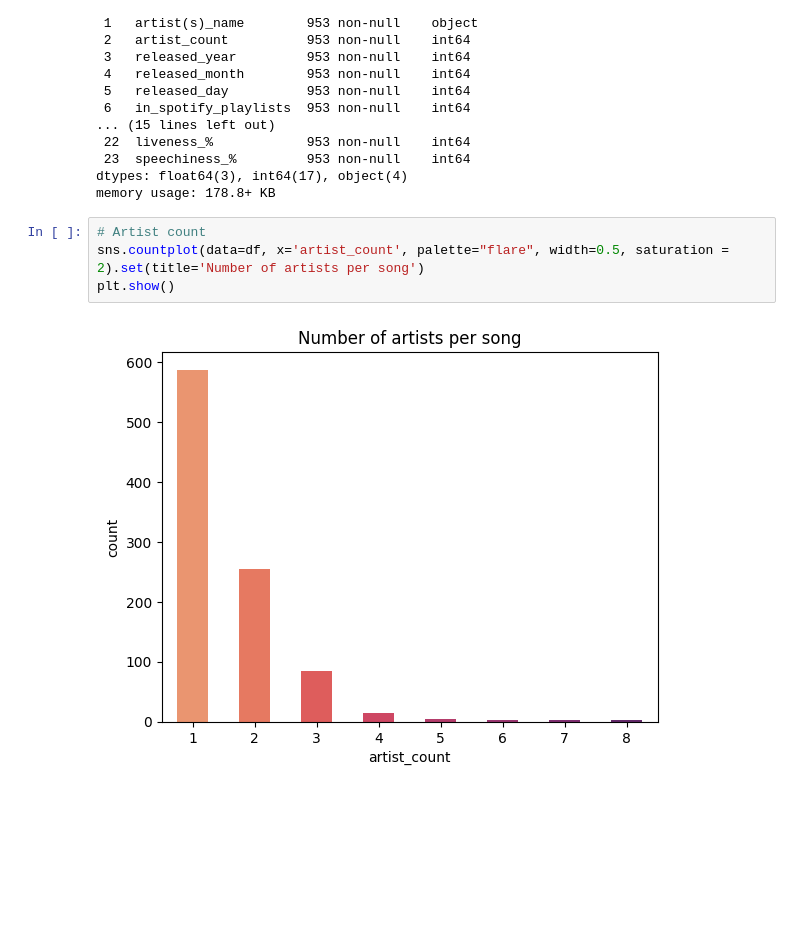
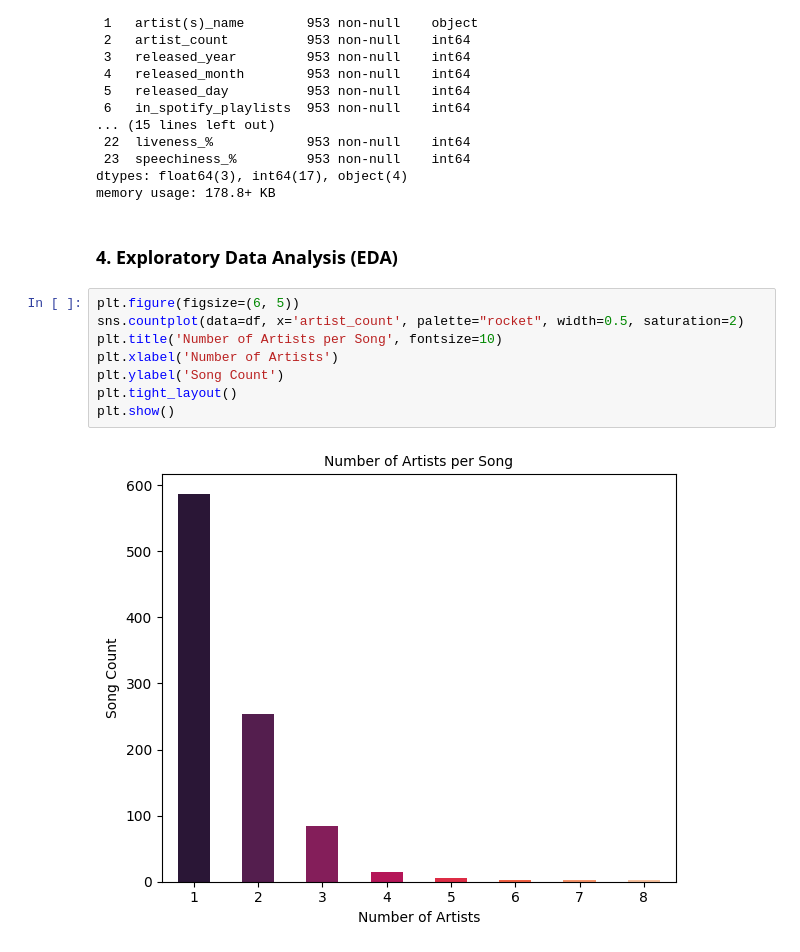
Before and after one commit to janaStani/CPA-MSSS, a Jupyter notebook: cross-platform-analysis.ipynb, the cells around one changed output. Drawn from its saved outputs; the diff is of its cells as text; blank space fills up the shorter version.

```diff
--- a/cross-platform-analysis.ipynb
+++ b/cross-platform-analysis.ipynb
@@ -159,10 +160,16 @@ Data columns (total 24 columns):
  23  speechiness_%         953 non-null    int64
 dtypes: float64(3), int64(17), object(4)
 memory usage: 178.8+ KB
+# %% [markdown]
+### 4. Exploratory Data Analysis (EDA)
 # %%
-# Artist count
-sns.countplot(data=df, x='artist_count', palette="flare", width=0.5, saturation = 2).set(title='Number of artists per song')
+plt.figure(figsize=(6, 5))
+sns.countplot(data=df, x='artist_count', palette="rocket", width=0.5, saturation=2)
+plt.title('Number of Artists per Song', fontsize=10)
+plt.xlabel('Number of Artists')
+plt.ylabel('Song Count')
+plt.tight_layout()
 plt.show()
 # %% [output]
-[figure, old version]
+[figure, new version]
 # %%
```
Also changed, not shown: parts of 8 cells of this notebook.
